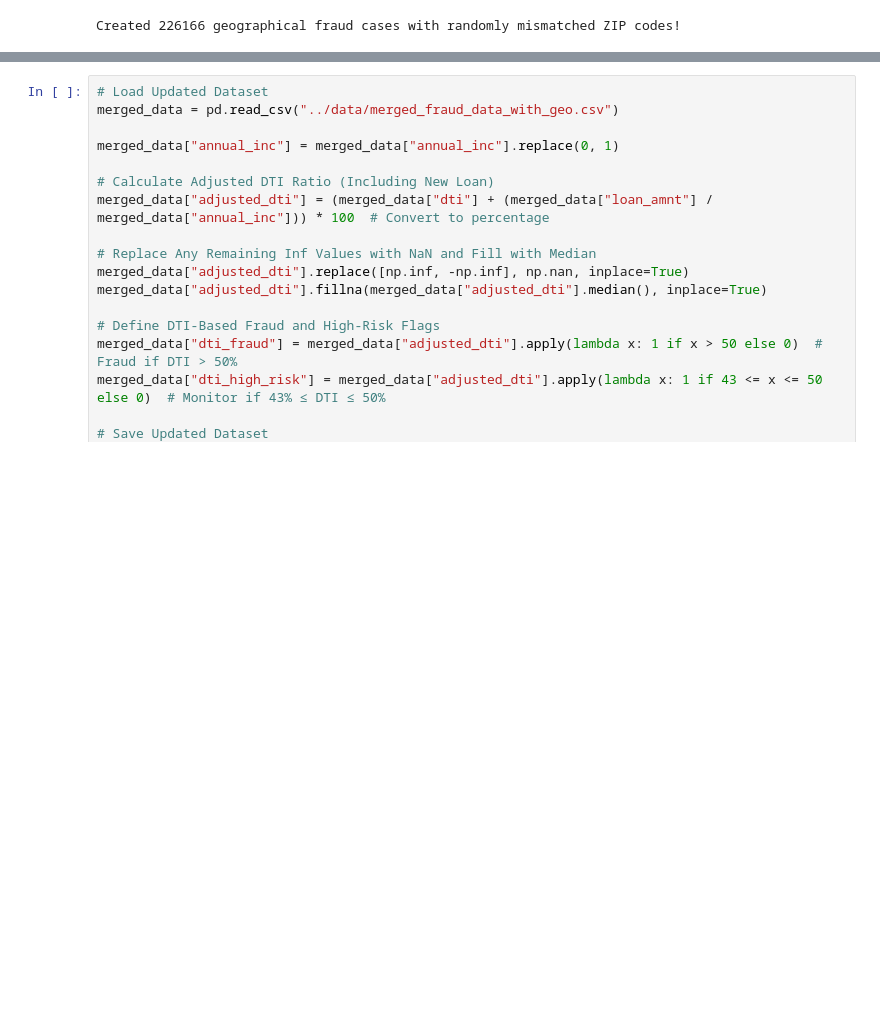
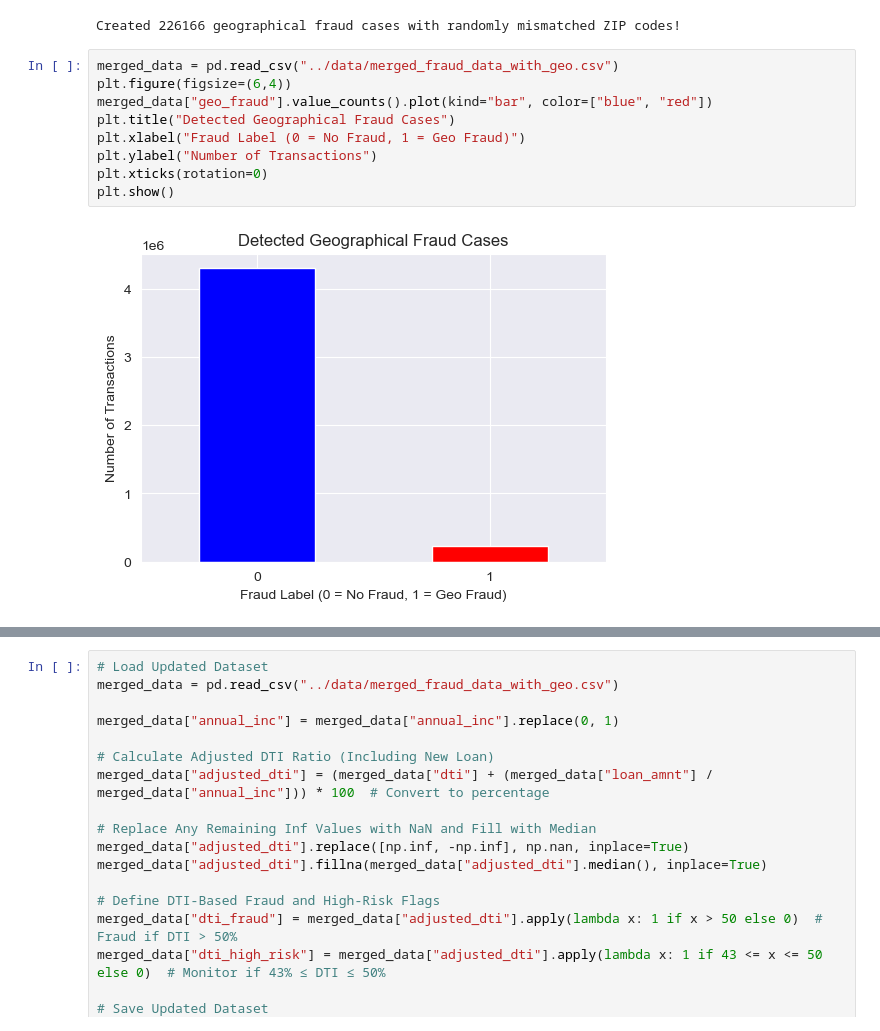
Before and after one commit to FYP-AI-Blockchain-Fraud-Detection-P2P/AI-model, a Jupyter notebook: notebooks/baseline_model.ipynb, the cells around one changed output, grey strips where cells are left out. Saved outputs shown, nothing was run; the diff lists cells and outputs as text; blank space fills up the shorter version.

```diff
--- a/notebooks/baseline_model.ipynb
+++ b/notebooks/baseline_model.ipynb
@@ -462,6 +470,17 @@ merged_data.to_csv("../data/merged_fraud_data_with_geo.csv", index=False)
 print(f"Created {fraud_sample_size} geographical fraud cases with randomly mismatched ZIP codes!")
 # %% [output]
 Created 226166 geographical fraud cases with randomly mismatched ZIP codes!
+# %%
+merged_data = pd.read_csv("../data/merged_fraud_data_with_geo.csv")
+plt.figure(figsize=(6,4))
+merged_data["geo_fraud"].value_counts().plot(kind="bar", color=["blue", "red"])
+plt.title("Detected Geographical Fraud Cases")
+plt.xlabel("Fraud Label (0 = No Fraud, 1 = Geo Fraud)")
+plt.ylabel("Number of Transactions")
+plt.xticks(rotation=0)
+plt.show()
+# %% [output]
+[figure, added]
 # %%
 merged_data
 # %% [output]
```
Also changed, not shown: parts of 13 cells of this notebook.
